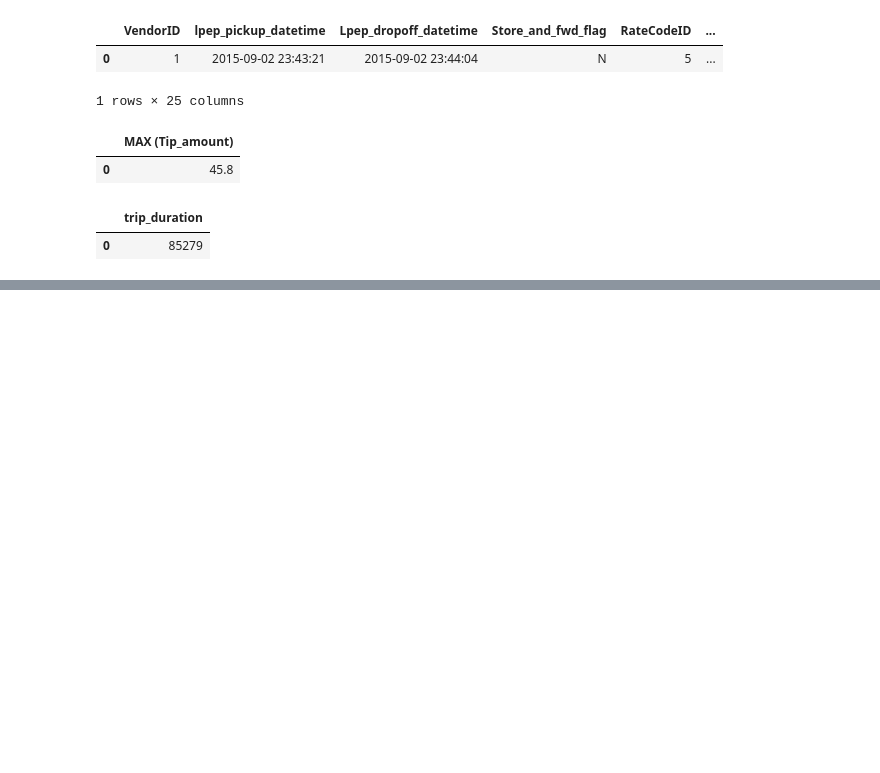
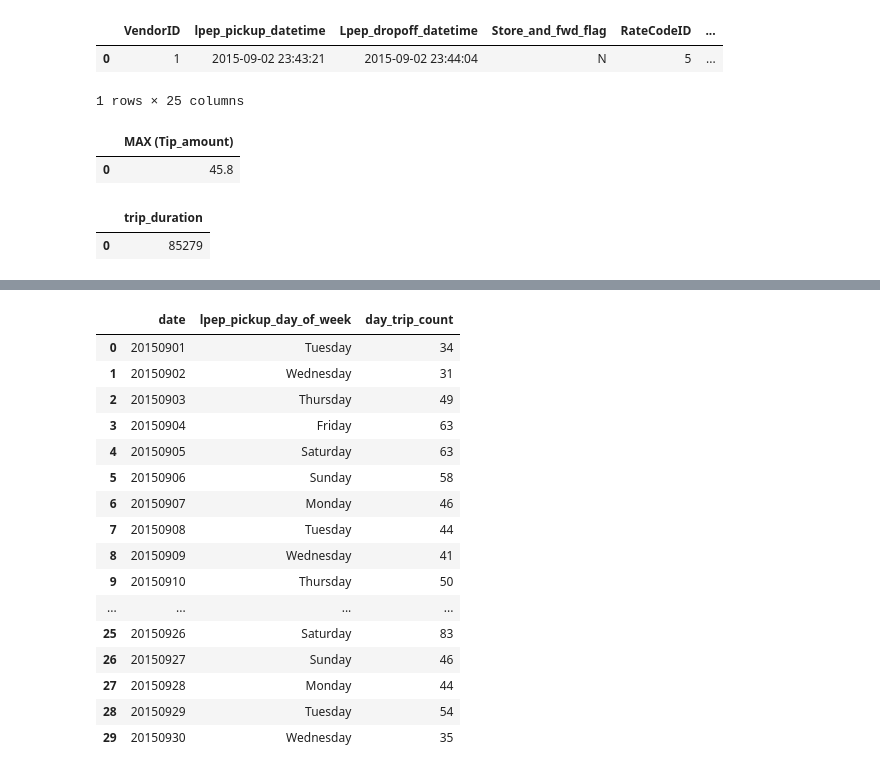
Before and after one commit to bayraktarengin/eurotech, a Jupyter notebook: nyc_taxi_query_notebook.ipynb, the cells around one changed output, grey strips where cells are left out. Drawn from its saved outputs; the diff is of its cells as text; code cells hidden in the pictures; blank space fills up the shorter version.

```diff
--- a/nyc_taxi_query_notebook.ipynb
+++ b/nyc_taxi_query_notebook.ipynb
@@ -200,0 +319,32 @@ sqldf(q)
+# %%
+q = """
+      SELECT *
+      FROM
+           ( SELECT strftime('%Y%m%d', Lpep_pickup_datetime) as date,
+                    lpep_pickup_day_of_week,
+                    count(*) as day_trip_count
+           FROM nyc_data_sep
+           group by date)
+
+
+
+    """
+sqldf(q)
+# %% [output]
+|  | date | lpep_pickup_day_of_week | day_trip_count |
+| 0 | 20150901 | Tuesday | 34 |
+| 1 | 20150902 | Wednesday | 31 |
+| 2 | 20150903 | Thursday | 49 |
+| 3 | 20150904 | Friday | 63 |
+| 4 | 20150905 | Saturday | 63 |
+| 5 | 20150906 | Sunday | 58 |
+| 6 | 20150907 | Monday | 46 |
+| 7 | 20150908 | Tuesday | 44 |
+| 8 | 20150909 | Wednesday | 41 |
+| 9 | 20150910 | Thursday | 50 |
+| ... | ... | ... | ... |
+| 25 | 20150926 | Saturday | 83 |
+| 26 | 20150927 | Sunday | 46 |
+| 27 | 20150928 | Monday | 44 |
+| 28 | 20150929 | Tuesday | 54 |
+| 29 | 20150930 | Wednesday | 35 |
```
Also changed, not shown: parts of 16 cells of this notebook, 1 other file.
